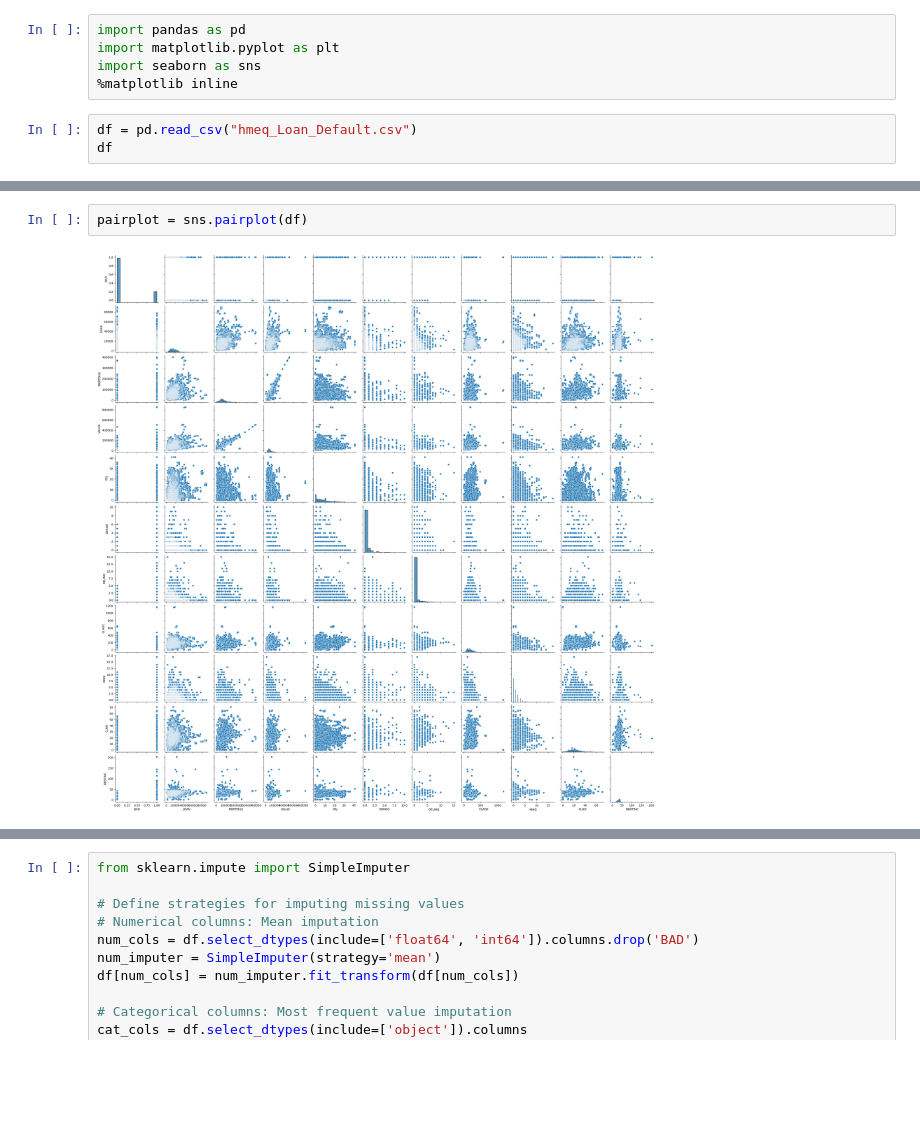
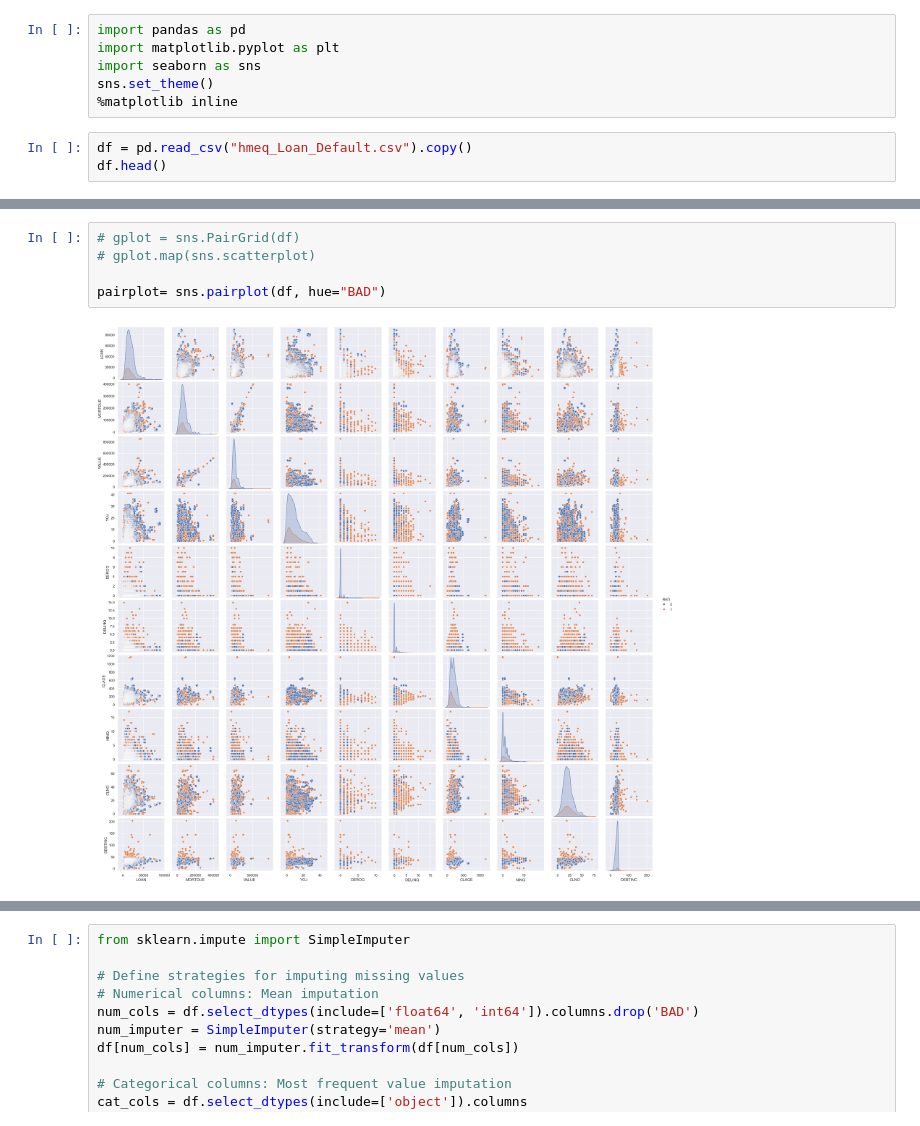
Before and after one commit to SmogJ/3MTT_Project_Loan_Default_Predicton, a Jupyter notebook: hmeq_loan_default_prediction.ipynb, the cells around one changed output, grey strips where cells are left out. Saved outputs shown, nothing was run; the diff lists cells and outputs as text; blank space fills up the shorter version.

Commit message:
Update: descriptive statistics, EDA and visualization

```diff
--- a/hmeq_loan_default_prediction.ipynb
+++ b/hmeq_loan_default_prediction.ipynb
@@ -2,10 +2,11 @@
 import pandas as pd
 import matplotlib.pyplot as plt
 import seaborn as sns
+sns.set_theme()
 %matplotlib inline
 # %%
-df = pd.read_csv("hmeq_Loan_Default.csv")
-df
+df = pd.read_csv("hmeq_Loan_Default.csv").copy()
+df.head()
 # %% [output]
 |  | BAD | LOAN | MORTDUE | VALUE | REASON | JOB | YOJ | DEROG | DELINQ | CLAGE | NINQ | ... |
 | 0 | 1 | 1100 | 25860.0 | 39025.0 | HomeImp | Other | 10.5 | 0.0 | 0.0 | 94.366667 | 1.0 | ... |
@@ -60,4 +85,7 @@ memory usage: 605.4+ KB
 # %%
-pairplot = sns.pairplot(df)
+# gplot = sns.PairGrid(df)
+# gplot.map(sns.scatterplot)
+
+pairplot= sns.pairplot(df, hue="BAD")
 # %% [output]
-[figure, old version]
+[figure, new version]
```
Also changed, not shown: parts of 15 cells of this notebook.
